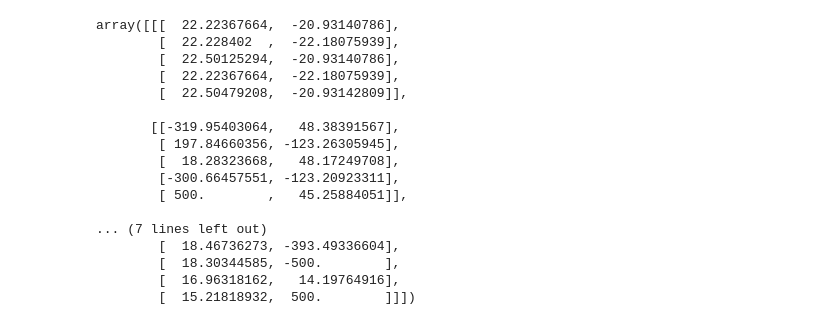
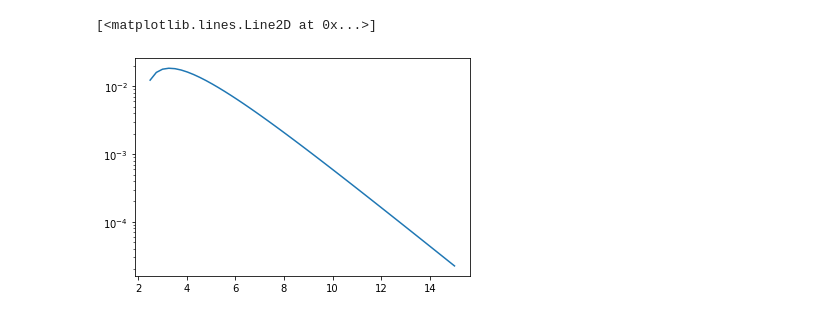
Before and after one commit to jvkersch/notebooks, a Jupyter notebook: GOA.ipynb, the cells around one changed output. Saved outputs shown, nothing was run; the diff lists cells and outputs as text; code cells hidden in the pictures.

```diff
--- a/GOA.ipynb
+++ b/GOA.ipynb
@@ -17,2 +18,8 @@ plt.plot(x, y)
+# %%
+x = np.linspace(2.5, 15)
+plt.semilogy(x, s(x))
+# %% [output]
+[<matplotlib.lines.Line2D at 0x...>]
+[figure, added]
 # %%
 def f_spherical(x):
@@ -53,25 +69,0 @@ x0 = 20 + 10 * np.random.uniform(size=(5, 2))
-# %%
-y = np.array([[  22.22367664,  -20.93140786],
-            [  22.228402  ,  -22.18075939],
-            [  22.50125294,  -20.93140786],
-            [  22.22367664,  -22.18075939],
-            [  22.50479208,  -20.93142809]])
-goa(f_spherical, y, -500, 500)[:4]
-# %% [output]
-array([[[  22.22367664,  -20.93140786],
-        [  22.228402  ,  -22.18075939],
-        [  22.50125294,  -20.93140786],
-        [  22.22367664,  -22.18075939],
-        [  22.50479208,  -20.93142809]],
-
-       [[-319.95403064,   48.38391567],
-        [ 197.84660356, -123.26305945],
-        [  18.28323668,   48.17249708],
-        [-300.66457551, -123.20923311],
-        [ 500.        ,   45.25884051]],
-
-... (7 lines left out)
-        [  18.46736273, -393.49336604],
-        [  18.30344585, -500.        ],
-        [  16.96318162,   14.19764916],
-        [  15.21818932,  500.        ]]])
```
Also changed, not shown: parts of 15 cells of this notebook.
